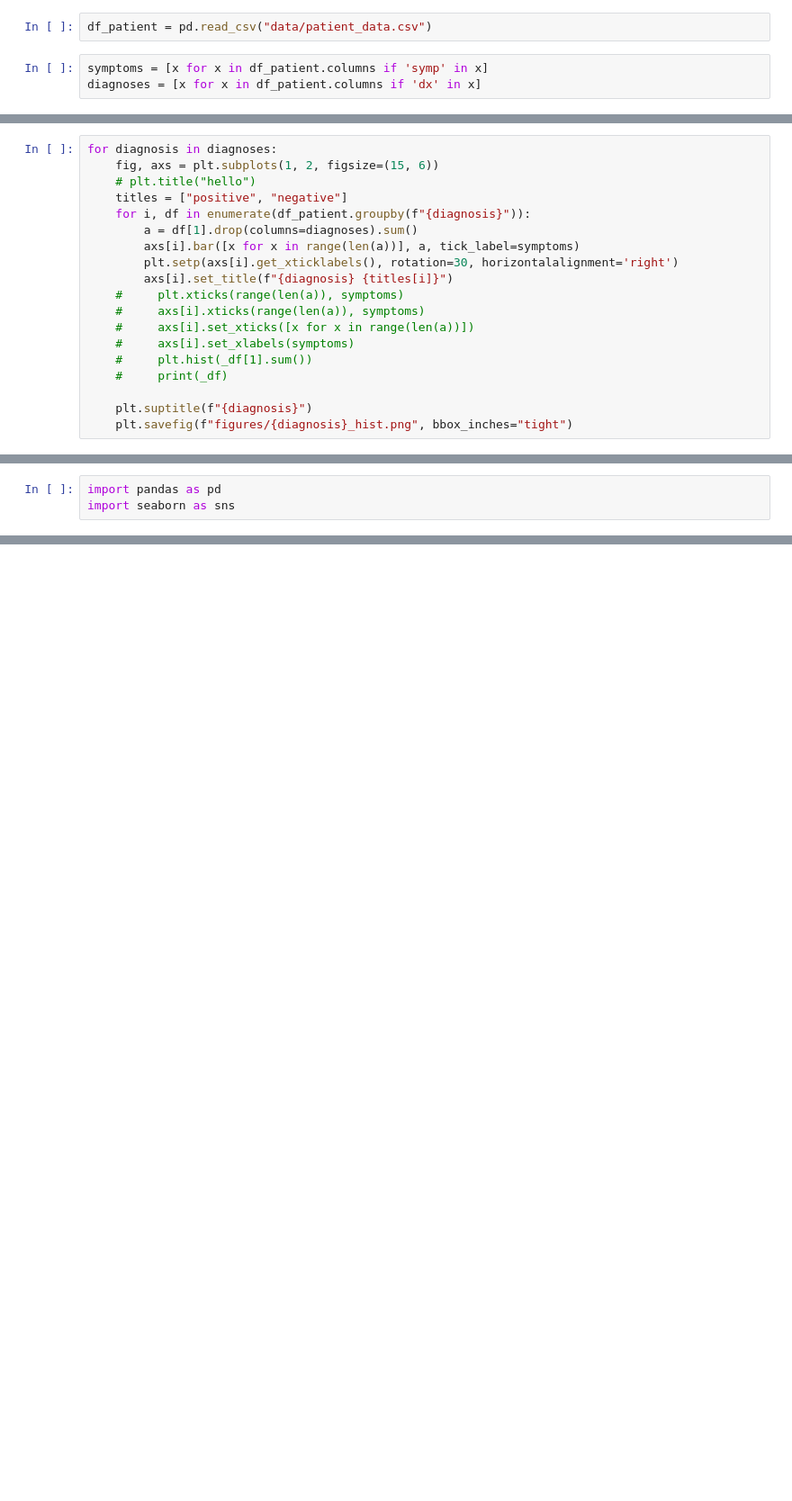
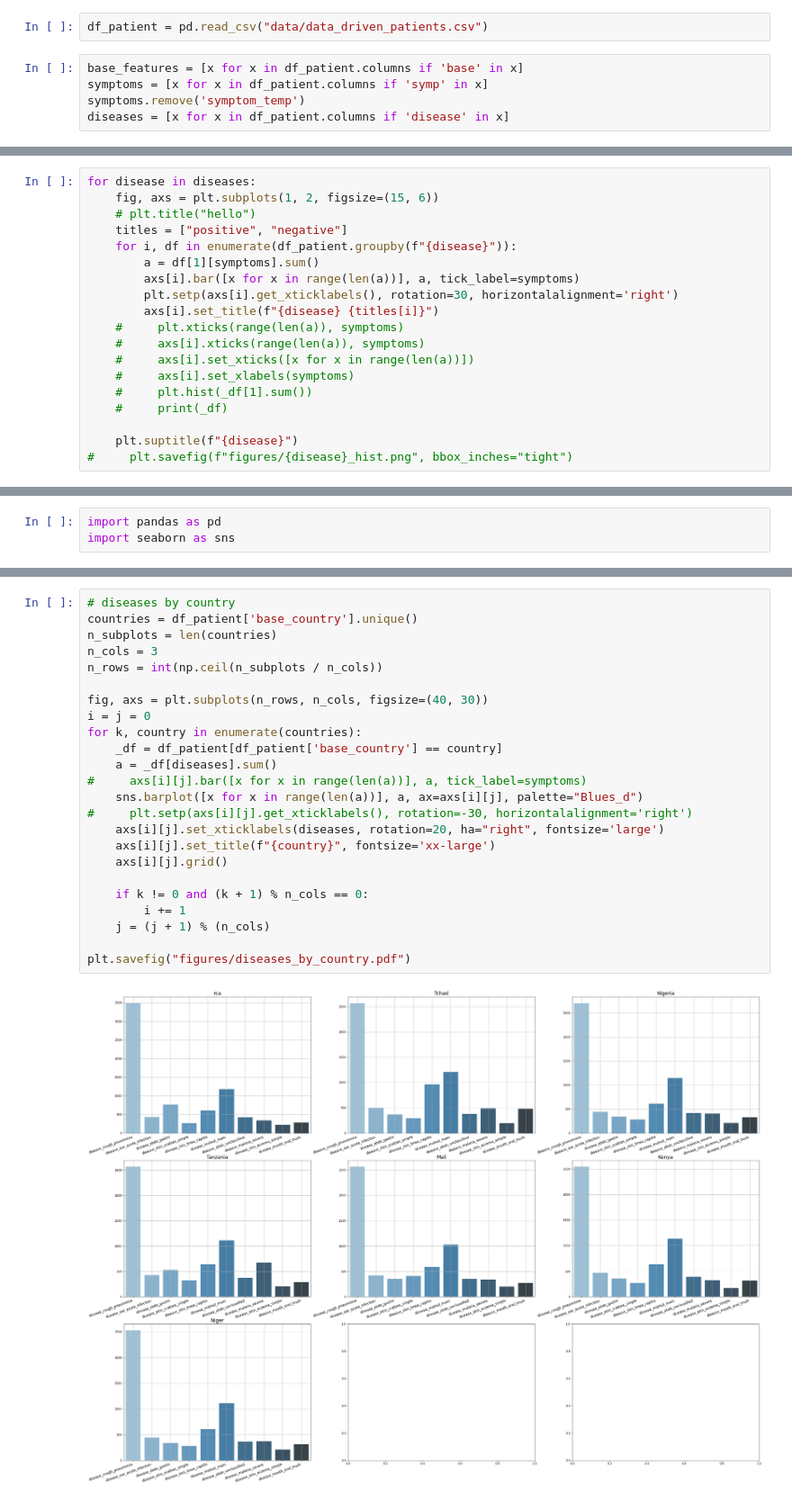
Before and after one commit to epfml/phantomedicus, a Jupyter notebook: simulator_analysis.ipynb, the cells around one changed output, grey strips where cells are left out. Shown: that part at 90% size. Cells and saved outputs as stored; diff of their text form; blank space fills up the shorter version.

```diff
--- a/simulator_analysis.ipynb
+++ b/simulator_analysis.ipynb
@@ -4,5 +9,7 @@ import pandas as pd
 # %%
-df_patient = pd.read_csv("data/patient_data.csv")
+df_patient = pd.read_csv("data/data_driven_patients.csv")
 # %%
+base_features = [x for x in df_patient.columns if 'base' in x]
 symptoms = [x for x in df_patient.columns if 'symp' in x]
-diagnoses = [x for x in df_patient.columns if 'dx' in x]
+symptoms.remove('symptom_temp')
+diseases = [x for x in df_patient.columns if 'disease' in x]
@@ -9,15 +32,15 @@ diagnoses = [x for x in df_patient.columns if 'dx' in x]
 # %% [markdown]
 ## Plotting symptom frequencies for positive/ negative diseases
 # %%
-for diagnosis in diagnoses:
+for disease in diseases:
     fig, axs = plt.subplots(1, 2, figsize=(15, 6))
     # plt.title("hello")
     titles = ["positive", "negative"]
-    for i, df in enumerate(df_patient.groupby(f"{diagnosis}")):
-        a = df[1].drop(columns=diagnoses).sum()
+    for i, df in enumerate(df_patient.groupby(f"{disease}")):
+        a = df[1][symptoms].sum()
         axs[i].bar([x for x in range(len(a))], a, tick_label=symptoms)
         plt.setp(axs[i].get_xticklabels(), rotation=30, horizontalalignment='right')
-        axs[i].set_title(f"{diagnosis} {titles[i]}")
+        axs[i].set_title(f"{disease} {titles[i]}")
     #     plt.xticks(range(len(a)), symptoms)
     #     axs[i].xticks(range(len(a)), symptoms)
     #     axs[i].set_xticks([x for x in range(len(a))])
@@ -25,5 +48,5 @@ for diagnosis in diagnoses:
     #     plt.hist(_df[1].sum())
     #     print(_df)
 
-    plt.suptitle(f"{diagnosis}")
-    plt.savefig(f"figures/{diagnosis}_hist.png", bbox_inches="tight")
+    plt.suptitle(f"{disease}")
+#     plt.savefig(f"figures/{disease}_hist.png", bbox_inches="tight")
@@ -78,0 +78,26 @@ df[df['season'] == 'spring']['symptom_cough'].mean()
+# %%
+# diseases by country
+countries = df_patient['base_country'].unique()
+n_subplots = len(countries)
+n_cols = 3
+n_rows = int(np.ceil(n_subplots / n_cols))
+
+fig, axs = plt.subplots(n_rows, n_cols, figsize=(40, 30))
+i = j = 0
+for k, country in enumerate(countries):
+    _df = df_patient[df_patient['base_country'] == country]
+    a = _df[diseases].sum()
+#     axs[i][j].bar([x for x in range(len(a))], a, tick_label=symptoms)
+    sns.barplot([x for x in range(len(a))], a, ax=axs[i][j], palette="Blues_d")
+#     plt.setp(axs[i][j].get_xticklabels(), rotation=-30, horizontalalignment='right')
+    axs[i][j].set_xticklabels(diseases, rotation=20, ha="right", fontsize='large')
+    axs[i][j].set_title(f"{country}", fontsize='xx-large')
+    axs[i][j].grid()
+
+    if k != 0 and (k + 1) % n_cols == 0:
+        i += 1
+    j = (j + 1) % (n_cols)
+
+plt.savefig("figures/diseases_by_country.pdf")
+# %% [output]
+[figure, added]
```
Also changed, not shown: parts of 9 cells of this notebook, 12 other files.
